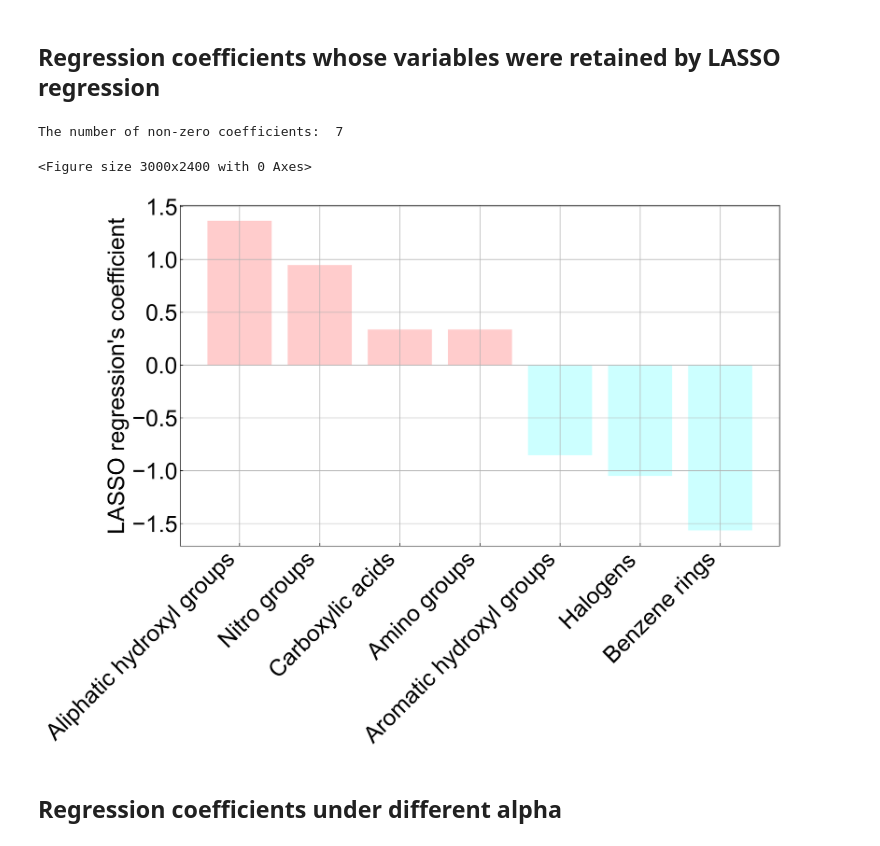
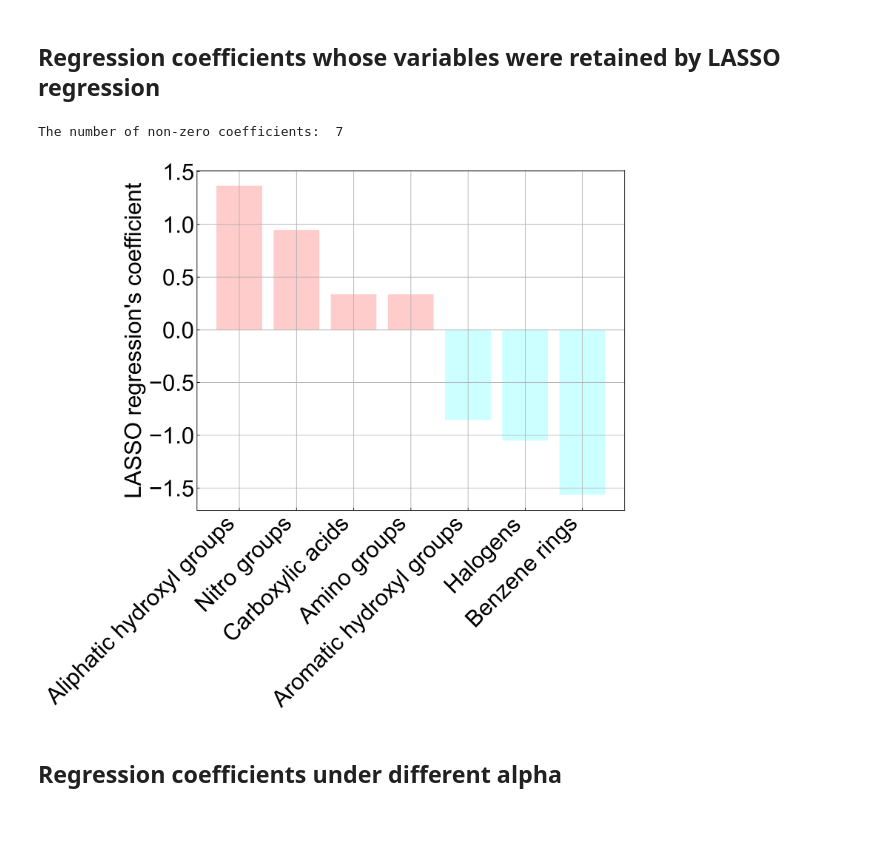
Before and after one commit to kazuki143/Machine-Learning-Driven-Optimization-of-Output-Force-in-Photo--Actuated-Organic-Crystals, a Jupyter notebook: LASSO_regression/LASSO_regression.ipynb, the cells around one changed output. Drawn from its saved outputs; the diff is of its cells as text; code cells hidden in the pictures.

```diff
--- a/LASSO_regression/LASSO_regression.ipynb
+++ b/LASSO_regression/LASSO_regression.ipynb
@@ -514,36 +507,32 @@ findfont: Font family ['cmex10'] not found. Falling back to DejaVu Sans.
 # %%
 df_coef = pd.DataFrame({'label': list(df_nfrag_reduced.columns), 'coef': list(lasso_optimal.coef_)})
 df_coef_extract = df_coef[df_coef['coef']!=0]
 coefs = lasso_optimal.coef_
 print('The number of non-zero coefficients: ', coefs[coefs != 0].shape[0])
 df_coef_extract_sorted = df_coef_extract.sort_values(by='coef', ascending=False)
 df_coef_extract_sorted
 
 # Sorting of LASSO regression coefficients
 label = ["Aliphatic hydroxyl groups", "Nitro groups", "Carboxylic acids", "Amino groups", "Aromatic hydroxyl groups", "Halogens", "Benzene rings"]
 
 # Graph creation
 plt.figure(figsize=(10,8),dpi=300)
-plt.rcParams["font.size"] = 26
-
-plt.figure(figsize=(14,8),dpi=300)
 plt.rcParams["font.size"] = 30
 plt.rcParams["font.family"] = "Arial"
 
 # Visualization of sorted coefficients as a bar graph
 plt.bar(label, df_coef_extract_sorted["coef"], align='center', alpha=0.2, color=['cyan' if val < 0 else 'red' for val in df_coef_extract_sorted["coef"]])
 
 # Layout adjustment
 plt.ylabel("LASSO regression's coefficient")
 plt.xticks(rotation=45, ha='right')
 plt.grid()
 
 # Graph visualization
 plt.show()
 # %% [output]
 The number of non-zero coefficients:  7
-<Figure size 3000x2400 with 0 Axes>
-[figure, old version]
+[figure, new version]
 # %% [markdown]
 ## Regression coefficients under different alpha
 # %%
```
Also changed, not shown: parts of 1 cell of this notebook.
